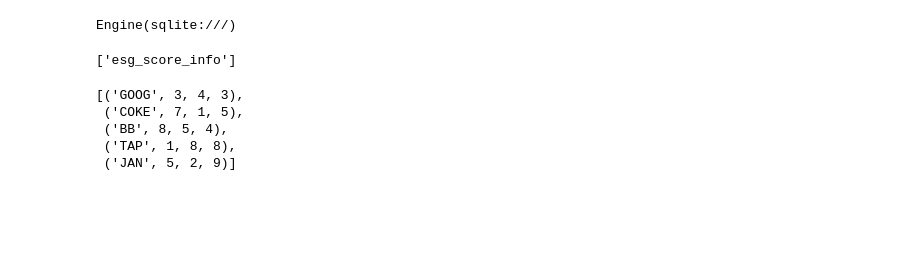
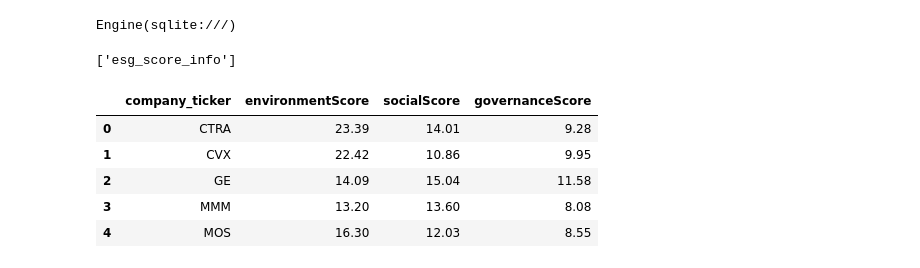
Before and after one commit to kevinbaross/custom_indexing_project, a Jupyter notebook: filter_sample.ipynb, the cells around one changed output. Cells and saved outputs as stored; diff of their text form; code cells hidden in the pictures; blank space fills up the shorter version.

```diff
--- a/filter_sample.ipynb
+++ b/filter_sample.ipynb
@@ -43,21 +47,45 @@ engine.table_names()
 # %% [output]
 ['esg_score_info']
 # %%
+# e_score = 10
+# s_score = 10
+# g_score = 8
+
 # Create and execute a query to return all columns for the 10 highest credit scores.
-query1 = """
-SELECT *
-FROM esg_score_info
-WHERE e_score >= 1 AND s_score >= 1 AND g_score >= 2;
-"""
+# query1 = """
+# SELECT company_ticker, environmentScore, socialScore, governanceScore
+# FROM esg_score_info
+# WHERE environmentScore >= """+str(e_score)+""" AND socialScore >= """+str(s_score)+""" AND governanceScore >= """+str(g_score)+""";
+# """
+
+## , environmentScore, socialScore, governanceScore
 
 # Call on the database engine to execute the query
-results = engine.execute(query1)
+# results = engine.execute(query1)
 
 # List of the results of the database query
-list(results)
+# list(results)
-# %% [output]
-[('GOOG', 3, 4, 3),
- ('COKE', 7, 1, 5),
- ('BB', 8, 5, 4),
- ('TAP', 1, 8, 8),
- ('JAN', 5, 2, 9)]
+# %%
+e_score = 10
+s_score = 10
+g_score = 8
+
+# Create and execute a query to return all columns for the 10 highest credit scores.
+query1 = """
+SELECT company_ticker, environmentScore, socialScore, governanceScore
+FROM esg_score_info
+WHERE environmentScore >= """+str(e_score)+""" AND socialScore >= """+str(s_score)+""" AND governanceScore >= """+str(g_score)+""";
+"""
+
+# read in your SQL query results using pandas
+esg_df = pd.read_sql(query1, con=engine)
+
+# return your first five rows
+esg_df.head()
+# %% [output]
+|  | company_ticker | environmentScore | socialScore | governanceScore |
+| 0 | CTRA | 23.39 | 14.01 | 9.28 |
+| 1 | CVX | 22.42 | 10.86 | 9.95 |
+| 2 | GE | 14.09 | 15.04 | 11.58 |
+| 3 | MMM | 13.20 | 13.60 | 8.08 |
+| 4 | MOS | 16.30 | 12.03 | 8.55 |
```
Also changed, not shown: parts of 6 cells of this notebook, 1 other file.
